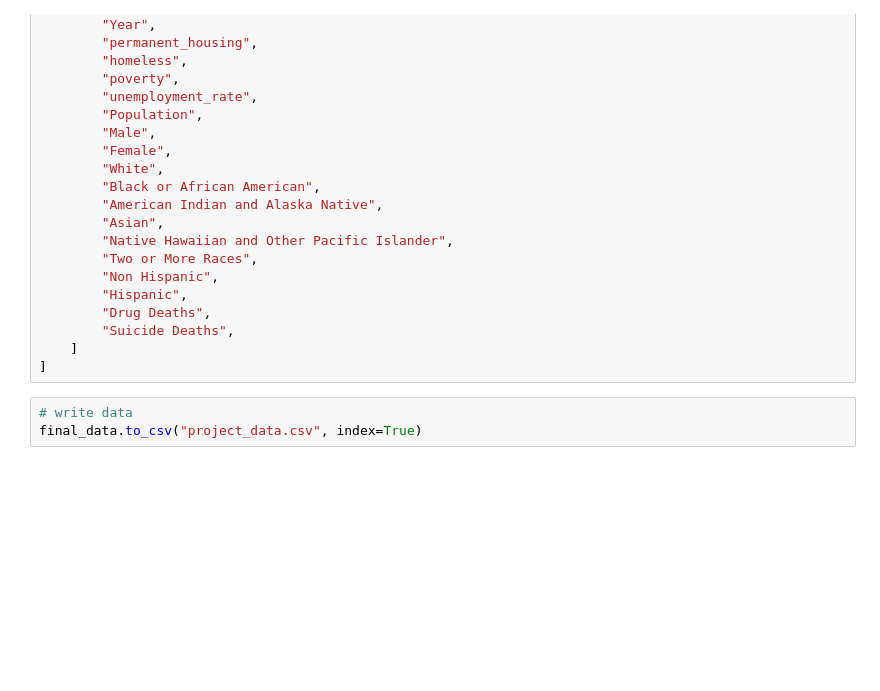
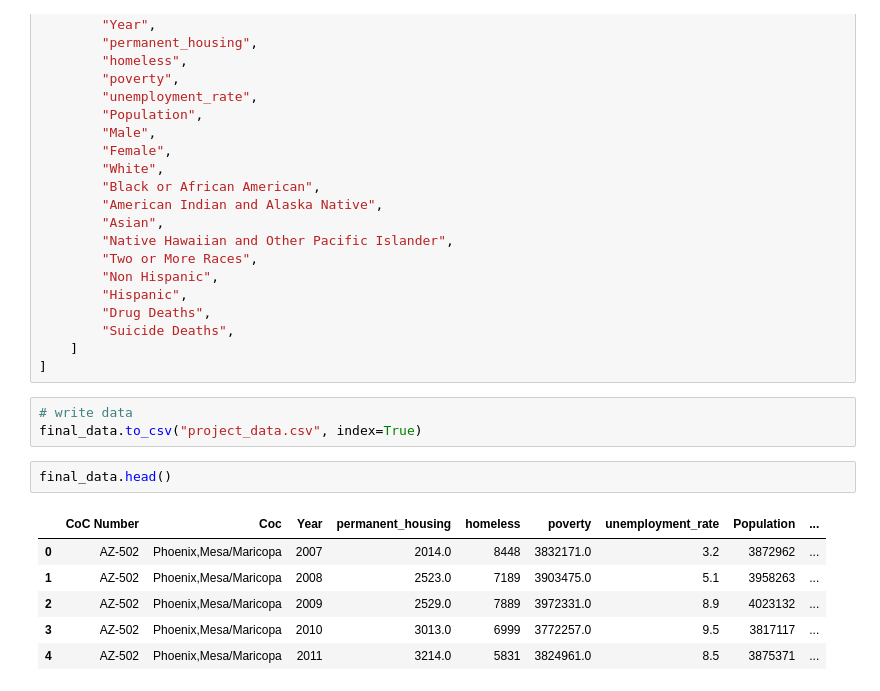
Before and after one commit to heath3rq/Python_Homelessness-Causal-Inference-Analysis, a Jupyter notebook: 20_intermediate_files/merger.ipynb, the cells around one changed output. Saved outputs shown, nothing was run; the diff lists cells and outputs as text; blank space fills up the shorter version.

```diff
--- a/20_intermediate_files/merger.ipynb
+++ b/20_intermediate_files/merger.ipynb
@@ -308,3 +308,12 @@ final_data = suicide_deaths_merge[
 # %%
 # write data
 final_data.to_csv("project_data.csv", index=True)
+# %%
+final_data.head()
+# %% [output]
+|  | CoC Number | Coc | Year | permanent_housing | homeless | poverty | unemployment_rate | Population | ... |
+| 0 | AZ-502 | Phoenix,Mesa/Maricopa | 2007 | 2014.0 | 8448 | 3832171.0 | 3.2 | 3872962 | ... |
+| 1 | AZ-502 | Phoenix,Mesa/Maricopa | 2008 | 2523.0 | 7189 | 3903475.0 | 5.1 | 3958263 | ... |
+| 2 | AZ-502 | Phoenix,Mesa/Maricopa | 2009 | 2529.0 | 7889 | 3972331.0 | 8.9 | 4023132 | ... |
+| 3 | AZ-502 | Phoenix,Mesa/Maricopa | 2010 | 3013.0 | 6999 | 3772257.0 | 9.5 | 3817117 | ... |
+| 4 | AZ-502 | Phoenix,Mesa/Maricopa | 2011 | 3214.0 | 5831 | 3824961.0 | 8.5 | 3875371 | ... |
```
Also changed, not shown: parts of 2 cells of this notebook, 1 other file.
